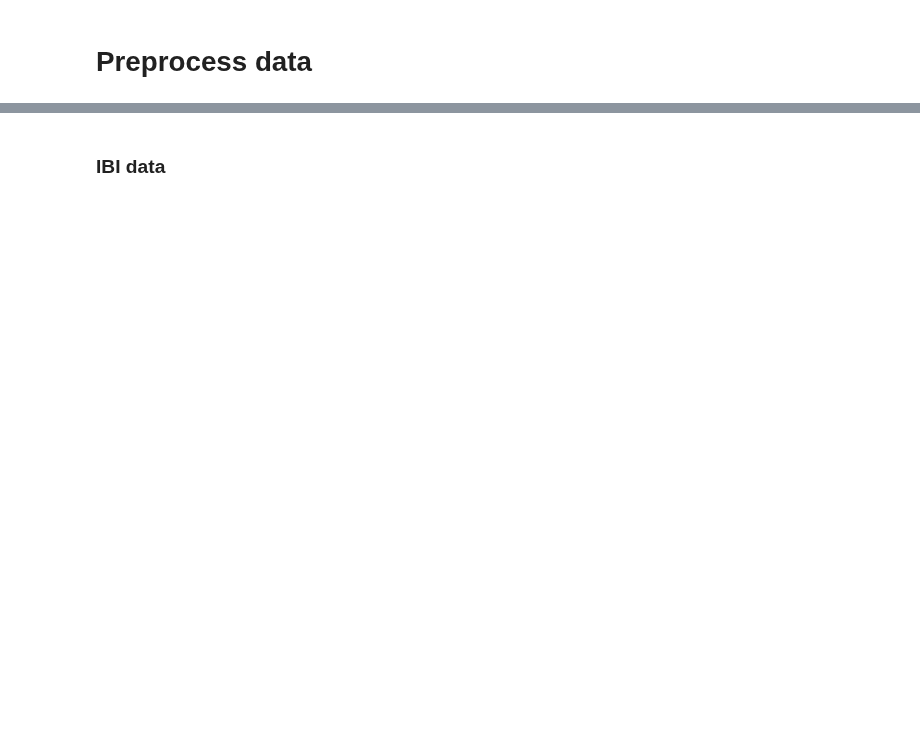
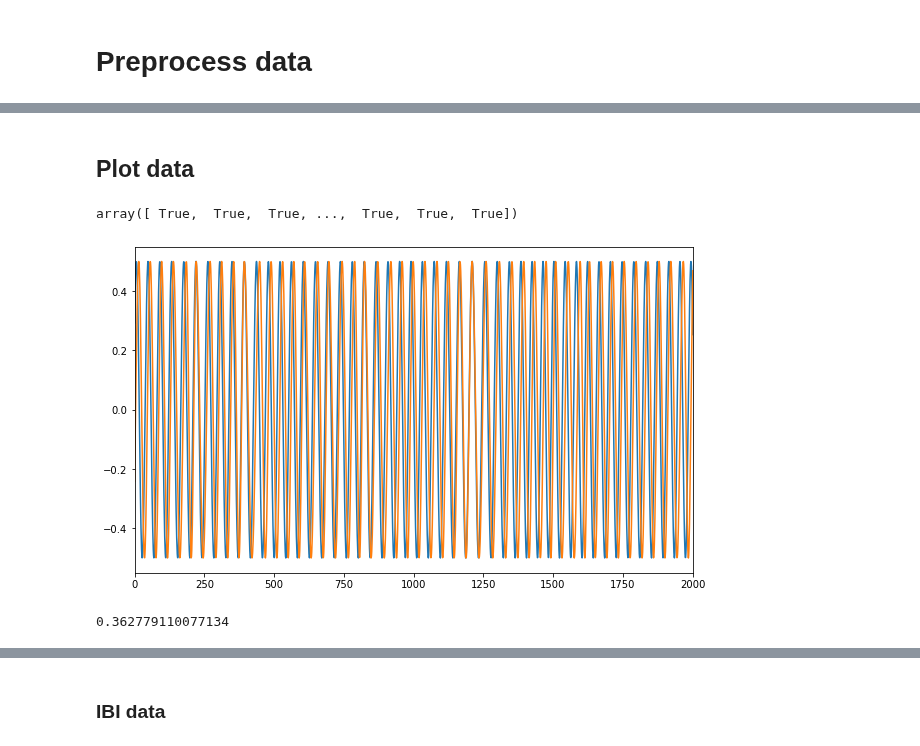
Before and after one commit to visserle/two-hearts, a Jupyter notebook: 05_simulation.ipynb, the cells around one changed output, grey strips where cells are left out. Drawn from its saved outputs; the diff is of its cells as text; code cells hidden in the pictures; blank space fills up the shorter version.

```diff
--- a/05_simulation.ipynb
+++ b/05_simulation.ipynb
@@ -299,0 +298,2 @@ print(np.equal(a["sync"][0][:-lag],a["sync"][1][lag:]))
+# %% [markdown]
+## Plot data
@@ -299,0 +321,15 @@ print(np.equal(a["sync"][0][:-lag],a["sync"][1][lag:]))
+# %%
+# SYNC
+# Plot data & sanity check
+plt.plot(data["sync"][0])
+plt.plot(data["sync"][1])
+plt.xlim(0,2000)
+np.equal(data["gaze"][3], data["sync"][2])
+# %% [output]
+array([ True,  True,  True, ...,  True,  True,  True])
+[figure, added]
+# %%
+corr = np.corrcoef(data["sync"][0],data["sync"][1])[0,1]
+corr
+# %% [output]
+0.362779110077134
```
Also changed, not shown: parts of 23 cells of this notebook.
